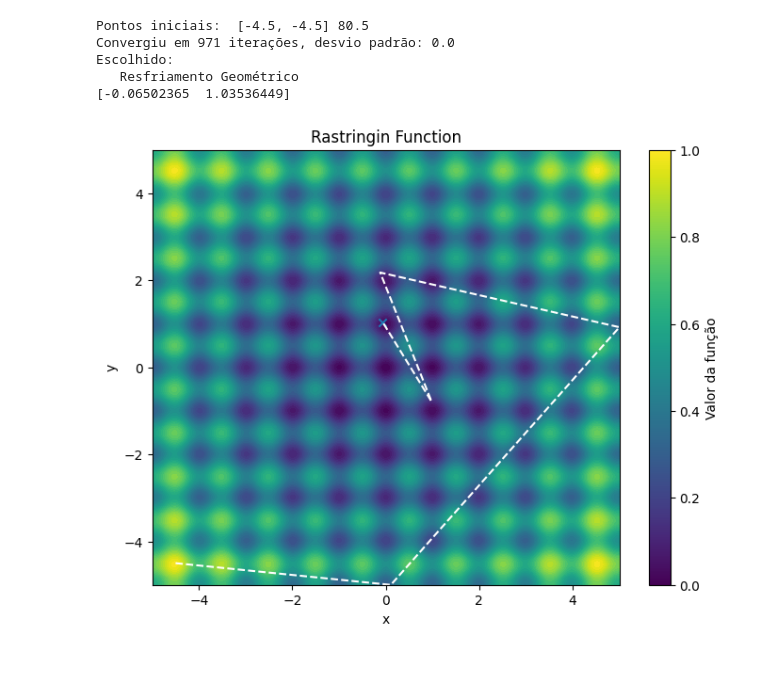
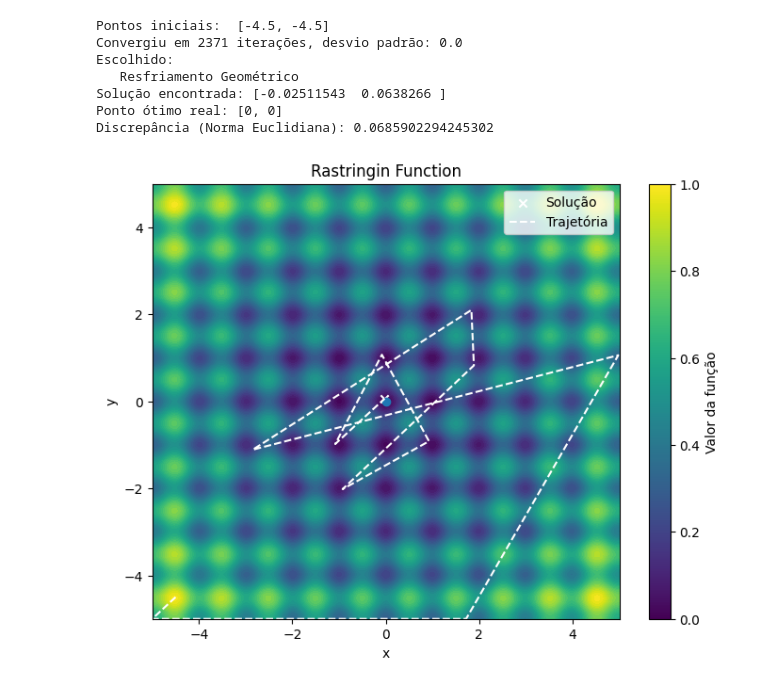
Before and after one commit to Guilhos/ENGG11---Simulated-Annealing, a Jupyter notebook: SA2d.ipynb, the cells around one changed output. Cells and saved outputs as stored; diff of their text form; code cells hidden in the pictures.

```diff
--- a/SA2d.ipynb
+++ b/SA2d.ipynb
@@ -6,7 +6,7 @@ def SA(F, T, opc, convR, lB, uB, g, init):
     scale = np.sqrt(T) ## Suggested by Robert & Casella (Intro to MC)
     cur_sol = [init[0], init[1]]
     bounds = [(lB[0],uB[0]),(lB[1],uB[1])]
-    print('Pontos iniciais: ', cur_sol, F(cur_sol))
+    print('Pontos iniciais: ', cur_sol)
     best = cur_sol
     convergencia = []
     history = [cur_sol]
@@ -19,7 +19,7 @@ def SA(F, T, opc, convR, lB, uB, g, init):
         if not g:  # Se não há restrições
             return is_feasible
         for constraint in g:
-            if constraint(x,y) <= 0:
+            if constraint(x,y) > 0:
                 is_feasible = False
         return is_feasible
 
@@ -90,32 +90,40 @@ def resfriamento(T, k, deltaE, a = 0.75, b = 0, opc = 0, nProg = 0):
 # %%
 def function(sol):
     x, y = sol
     return 10*2 + x**2 - 10*np.cos(2*np.pi*x) + y**2 - 10*np.cos(2*np.pi*y)
+
+min_point = [0, 0]
 
 xx = np.linspace(-5,5,500)
 yy = np.linspace(-5,5,500)
 
 X,Y = np.meshgrid(xx,yy)
 sol, history, best = SA(function, T = 100, opc = 2, convR = 800, lB=[-5,-5], uB=[5,5], g = [], init=[-4.5,-4.5])
-print(sol)
+print(f'Solução encontrada: {sol}\nPonto ótimo real: {min_point}')
+print(f'Discrepância (Norma Euclidiana): {np.linalg.norm(sol - min_point)}')
+
 plt.figure(figsize=(8, 6))
 plt.contourf(X, Y, function([X,Y]), levels=50, cmap='viridis')
-plt.scatter(sol[0],sol[1], marker='x')
+plt.scatter(sol[0], sol[1], marker='x', color='white', label='Solução')
+plt.scatter(min_point[0],min_point[1], marker='o')
 history_x = [h[0] for h in history]
 history_y = [h[1] for h in history]
 plt.plot(history_x, history_y, color='white', linestyle='--', label='Trajetória')
 plt.colorbar(label='Valor da função')
 plt.title('Rastringin Function')
 plt.xlabel('x')
 plt.ylabel('y')
+plt.legend()
 plt.show()
 # %% [output]
-Pontos iniciais:  [-4.5, -4.5] 80.5
-Convergiu em 971 iterações, desvio padrão: 0.0
+Pontos iniciais:  [-4.5, -4.5]
+Convergiu em 2371 iterações, desvio padrão: 0.0
 Escolhido:
    Resfriamento Geométrico
-[-0.06502365  1.03536449]
+Solução encontrada: [-0.02511543  0.0638266 ]
+Ponto ótimo real: [0, 0]
+Discrepância (Norma Euclidiana): 0.0685902294245302
-[figure, old version]
+[figure, new version]
 # %%
 def function(sol):
     x, y = sol
```
Also changed, not shown: parts of 5 cells of this notebook.
